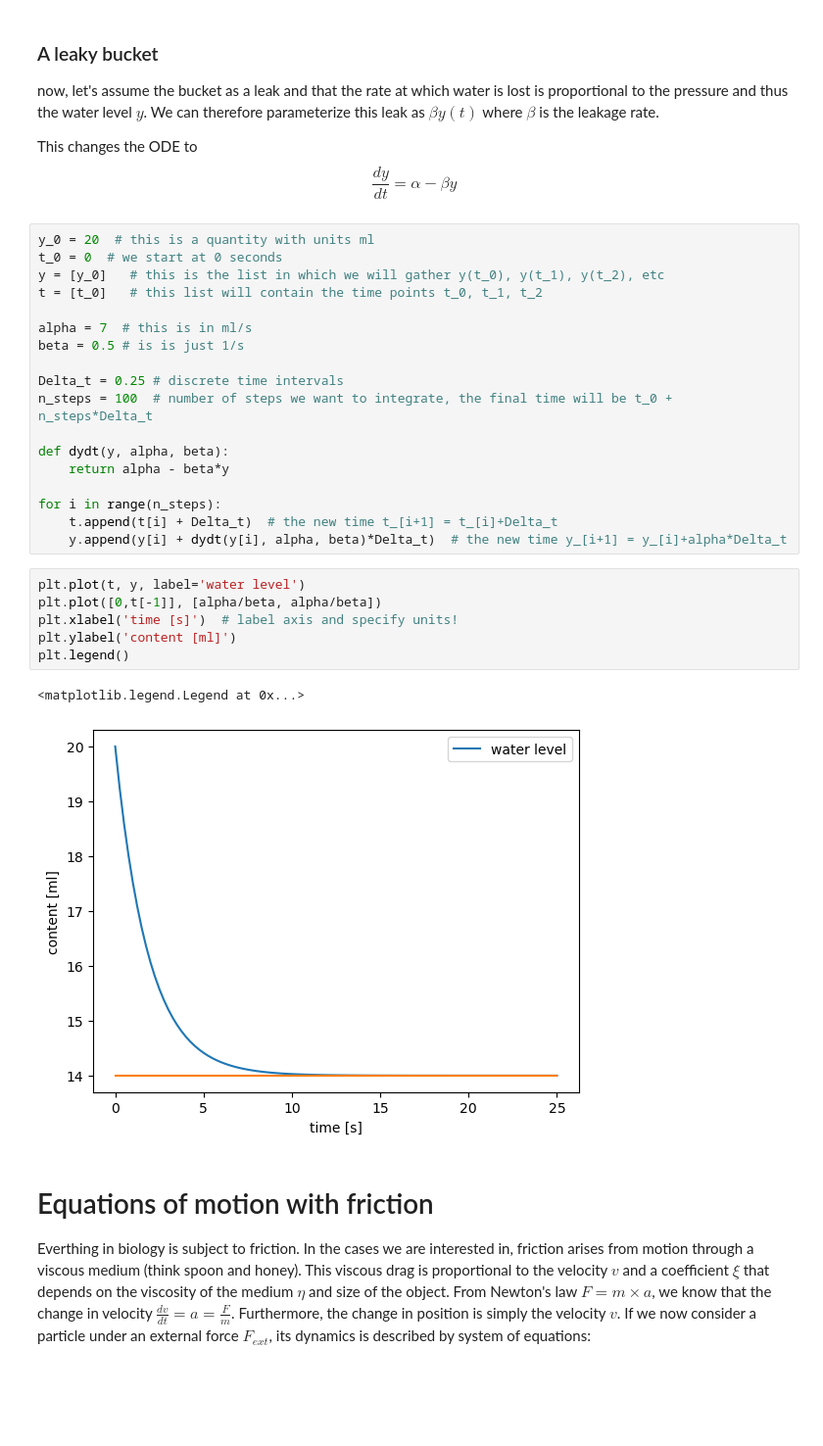
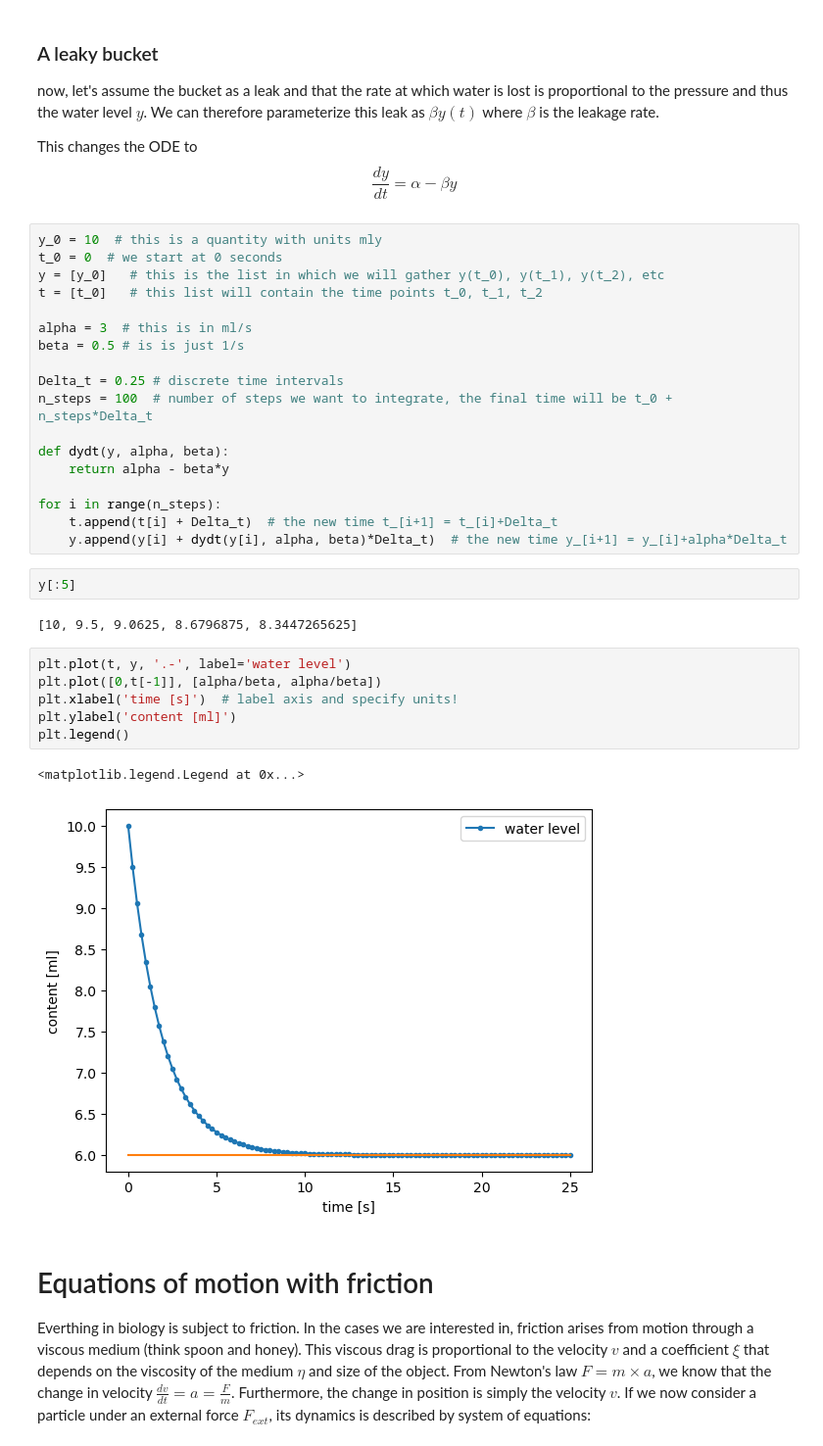
Before and after one commit to neherlab/PoL1-course-materials, a Jupyter notebook: notebooks/lecture02a_differentialequations.ipynb, the cells around one changed output. Shown: that part at 98% size. Saved outputs shown, nothing was run; the diff lists cells and outputs as text; blank space fills up the shorter version.

```diff
--- a/notebooks/lecture02a_differentialequations.ipynb
+++ b/notebooks/lecture02a_differentialequations.ipynb
@@ -107,12 +107,12 @@ $$
 \frac{d y}{dt} = \alpha - \beta y
 $$
 # %%
-y_0 = 20  # this is a quantity with units ml
+y_0 = 10  # this is a quantity with units mly
 t_0 = 0  # we start at 0 seconds
 y = [y_0]   # this is the list in which we will gather y(t_0), y(t_1), y(t_2), etc
 t = [t_0]   # this list will contain the time points t_0, t_1, t_2
 
-alpha = 7  # this is in ml/s
+alpha = 3  # this is in ml/s
 beta = 0.5 # is is just 1/s
 
 Delta_t = 0.25 # discrete time intervals
@@ -124,15 +124,19 @@ def dydt(y, alpha, beta):
 for i in range(n_steps):
     t.append(t[i] + Delta_t)  # the new time t_[i+1] = t_[i]+Delta_t
     y.append(y[i] + dydt(y[i], alpha, beta)*Delta_t)  # the new time y_[i+1] = y_[i]+alpha*Delta_t
+# %%
+y[:5]
+# %% [output]
+[10, 9.5, 9.0625, 8.6796875, 8.3447265625]
 # %%
-plt.plot(t, y, label='water level')
+plt.plot(t, y, '.-', label='water level')
 plt.plot([0,t[-1]], [alpha/beta, alpha/beta])
 plt.xlabel('time [s]')  # label axis and specify units!
 plt.ylabel('content [ml]')
 plt.legend()
 # %% [output]
 <matplotlib.legend.Legend at 0x...>
-[figure, old version]
+[figure, new version]
 # %% [markdown]
 # Equations of motion with friction
 
```
Also changed, not shown: parts of 2 cells of this notebook, 2 other files.
